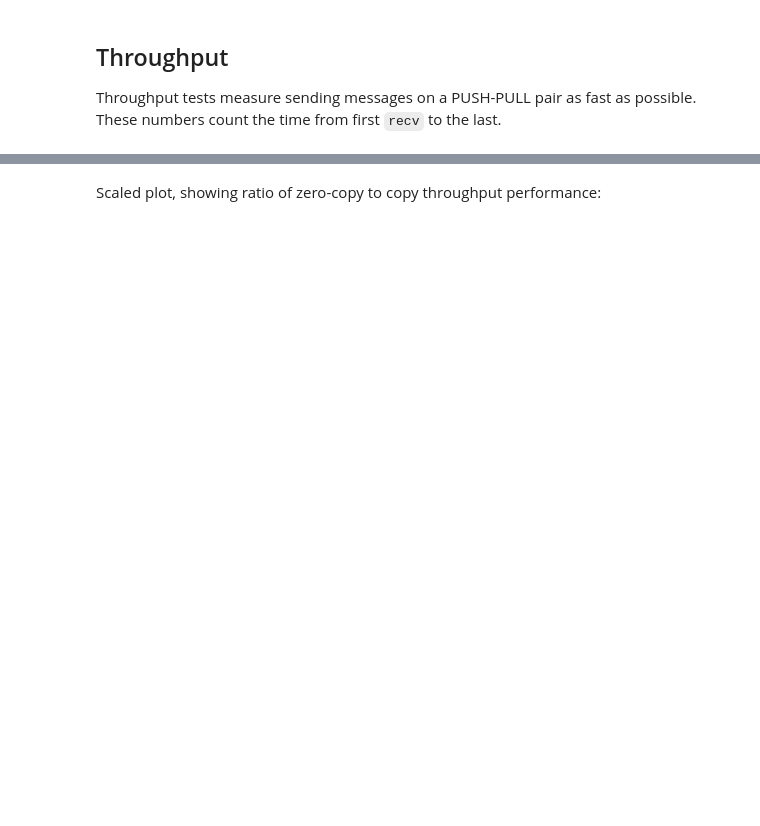
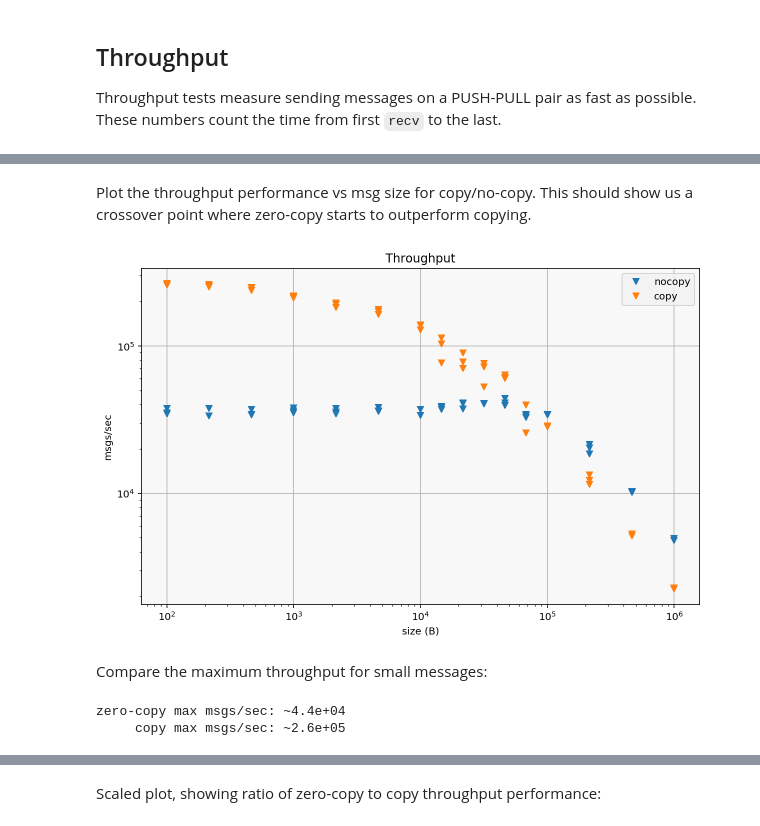
Before and after one commit to zeromq/pyzmq, a Jupyter notebook: perf/perf.ipynb, the cells around one changed output, grey strips where cells are left out. Drawn from its saved outputs; the diff is of its cells as text; code cells hidden in the pictures; blank space fills up the shorter version.

```diff
--- a/perf/perf.ipynb
+++ b/perf/perf.ipynb
@@ -14,3 +15,26 @@ plt.ion()
+# %%
+import matplotlib.pyplot as plt
+import pickle
+
+plt.ion()
+
+def crossover(data, column):
+    """Plot the crossover for copy=True|False"""
+    for copy, df in data.groupby('copy'):
+        plt.loglog(df['size'], df[column], 'v', label='copy' if copy else 'nocopy')
+    plt.xlabel('size (B)')
+    plt.ylabel('msgs/sec')
+    plt.legend(loc=0)
+
+
+def relative(data, column, scale='semilogx'):
+    """Plot a normalized value showing relative performance"""
+    copy_mean = data[data['copy']].groupby('size')[column].mean()
+    no_copy = data[data['copy'] == False]
+    reference = copy_mean[no_copy['size']]
+    plot = getattr(plt, scale)
+    plot(no_copy['size'], (no_copy[column] / reference.data), 'v')
+    plt.xlabel("size (B)")
 # %% [markdown]
 ## Throughput
 
@@ -29,0 +54,16 @@ plt.legend(loc=0)
+# %% [markdown]
+Plot the throughput performance vs msg size for copy/no-copy.
+This should show us a crossover point where zero-copy starts to outperform copying.
+# %%
+crossover(thr, 'throughput')
+plt.title("Throughput");
+# %% [output]
+[figure, added]
+# %% [markdown]
+Compare the maximum throughput for small messages:
+# %%
+print("zero-copy max msgs/sec: ~%.1e" % thr.where(thr['copy'] == False).throughput.max())
+print("     copy max msgs/sec: ~%.1e" % thr.where(thr['copy']).throughput.max())
+# %% [output]
+zero-copy max msgs/sec: ~4.4e+04
+     copy max msgs/sec: ~2.6e+05
```
Also changed, not shown: parts of 23 cells of this notebook.
